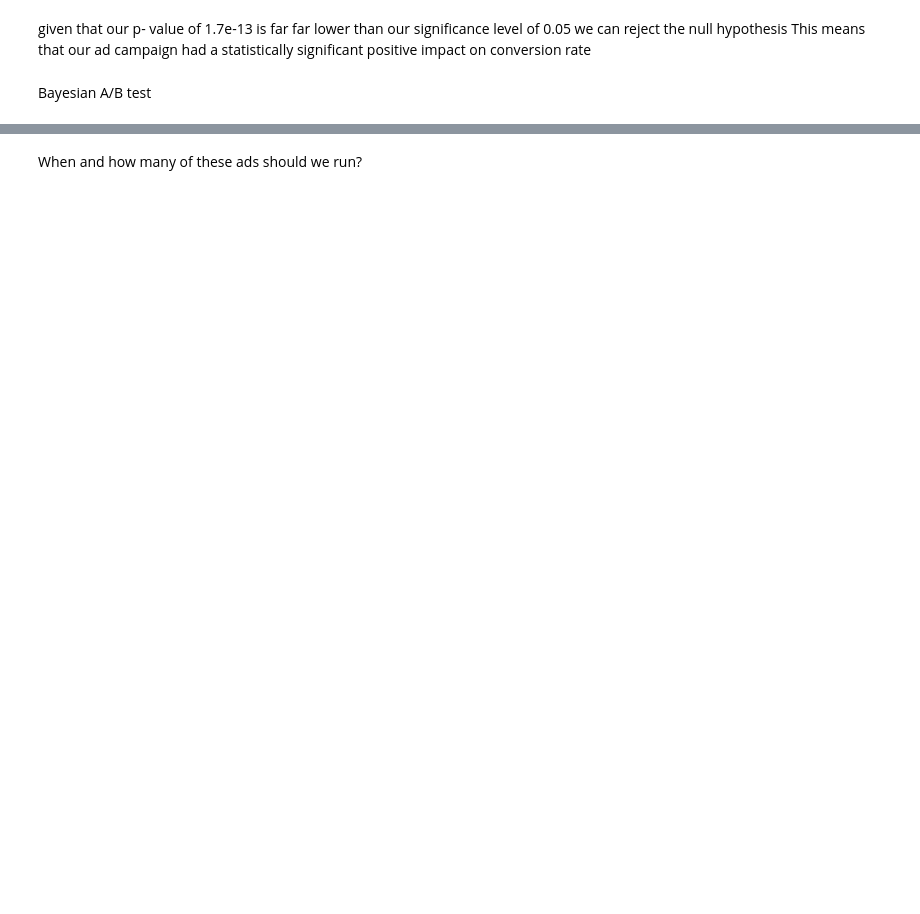
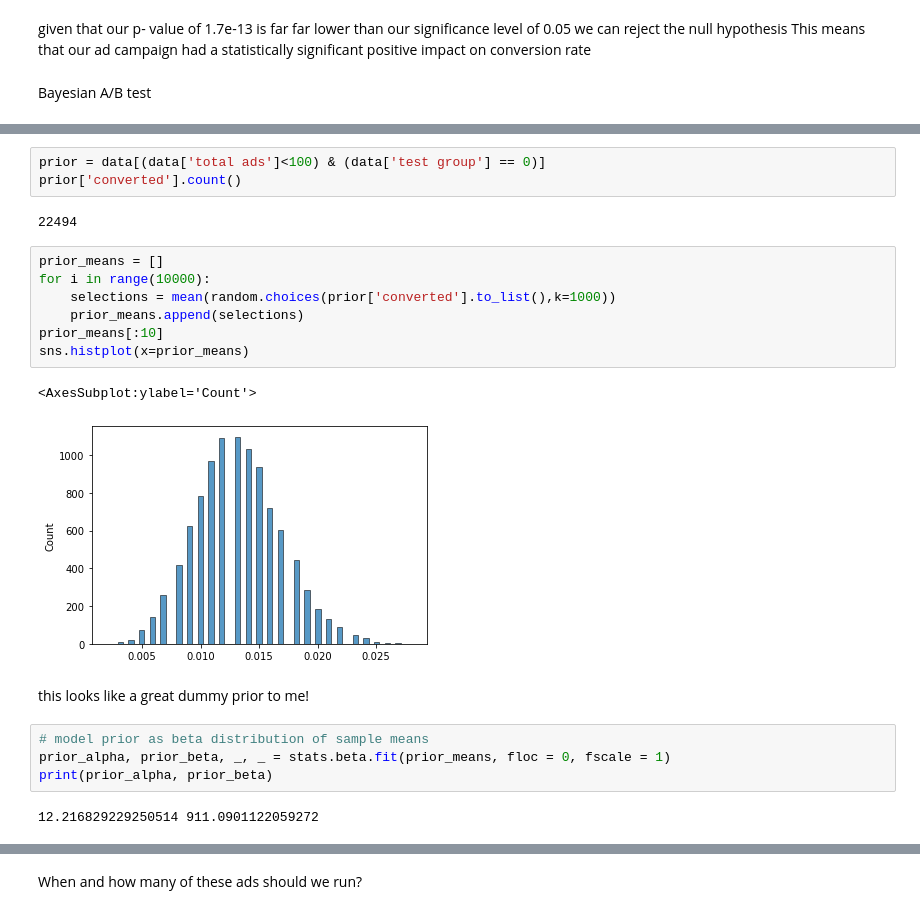
Before and after one commit to jchobanian/marketing-A-B-testing, a Jupyter notebook: marketing_AB.ipynb, the cells around one changed output, grey strips where cells are left out. Drawn from its saved outputs; the diff is of its cells as text; blank space fills up the shorter version.

```diff
--- a/marketing_AB.ipynb
+++ b/marketing_AB.ipynb
@@ -219,0 +241,23 @@ Bayesian A/B test
+# %%
+prior = data[(data['total ads']<100) & (data['test group'] == 0)]
+prior['converted'].count()
+# %% [output]
+22494
+# %%
+prior_means = []
+for i in range(10000):
+    selections = mean(random.choices(prior['converted'].to_list(),k=1000))
+    prior_means.append(selections)
+prior_means[:10]
+sns.histplot(x=prior_means)
+# %% [output]
+<AxesSubplot:ylabel='Count'>
+[figure, added]
+# %% [markdown]
+this looks like a great dummy prior to me!
+# %%
+# model prior as beta distribution of sample means
+prior_alpha, prior_beta, _, _ = stats.beta.fit(prior_means, floc = 0, fscale = 1)
+print(prior_alpha, prior_beta)
+# %% [output]
+12.216829229250514 911.0901122059272
```
Also changed, not shown: parts of 8 cells of this notebook.
